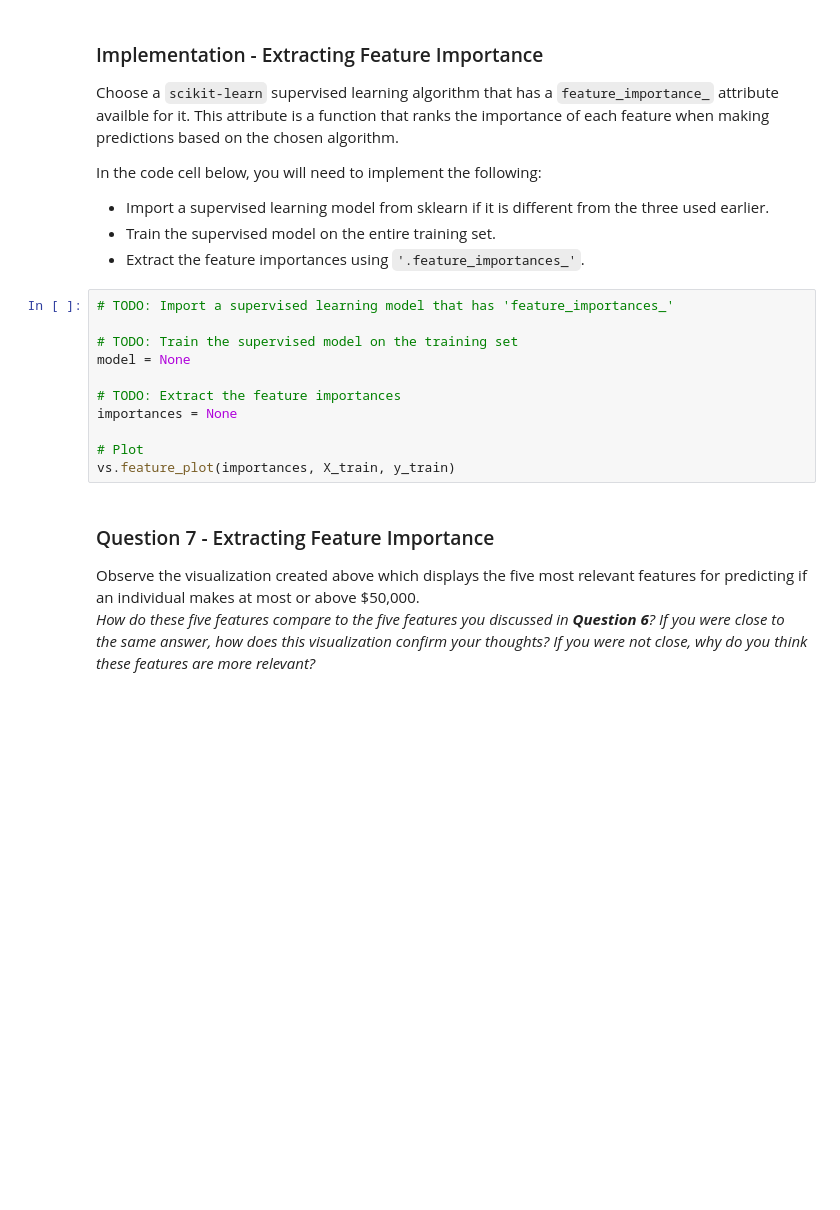
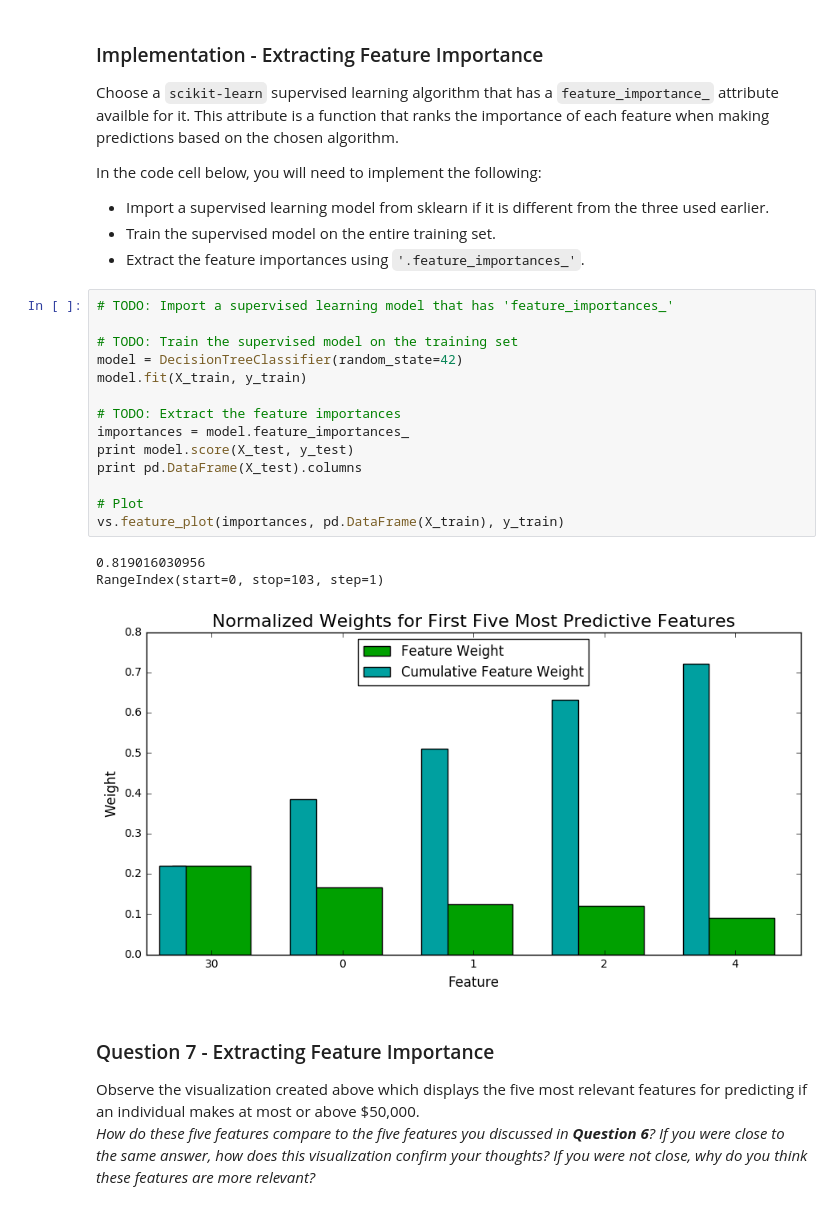
Before and after one commit to dhrumil24patel/machine-learning-nd, a Jupyter notebook: projects/finding_donors/finding_donors.ipynb, the cells around one changed output. Saved outputs shown, nothing was run; the diff lists cells and outputs as text; blank space fills up the shorter version.

```diff
--- a/projects/finding_donors/finding_donors.ipynb
+++ b/projects/finding_donors/finding_donors.ipynb
@@ -498,14 +562,21 @@ In the code cell below, you will need to implement the following:
 # %%
 # TODO: Import a supervised learning model that has 'feature_importances_'
 
 # TODO: Train the supervised model on the training set
-model = None
+model = DecisionTreeClassifier(random_state=42)
+model.fit(X_train, y_train)
 
 # TODO: Extract the feature importances
-importances = None
+importances = model.feature_importances_
+print model.score(X_test, y_test)
+print pd.DataFrame(X_test).columns
 
 # Plot
-vs.feature_plot(importances, X_train, y_train)
+vs.feature_plot(importances, pd.DataFrame(X_train), y_train)
+# %% [output]
+0.819016030956
+RangeIndex(start=0, stop=103, step=1)
+[figure, added]
 # %% [markdown]
 ### Question 7 - Extracting Feature Importance
 
```
Also changed, not shown: parts of 14 cells of this notebook.
